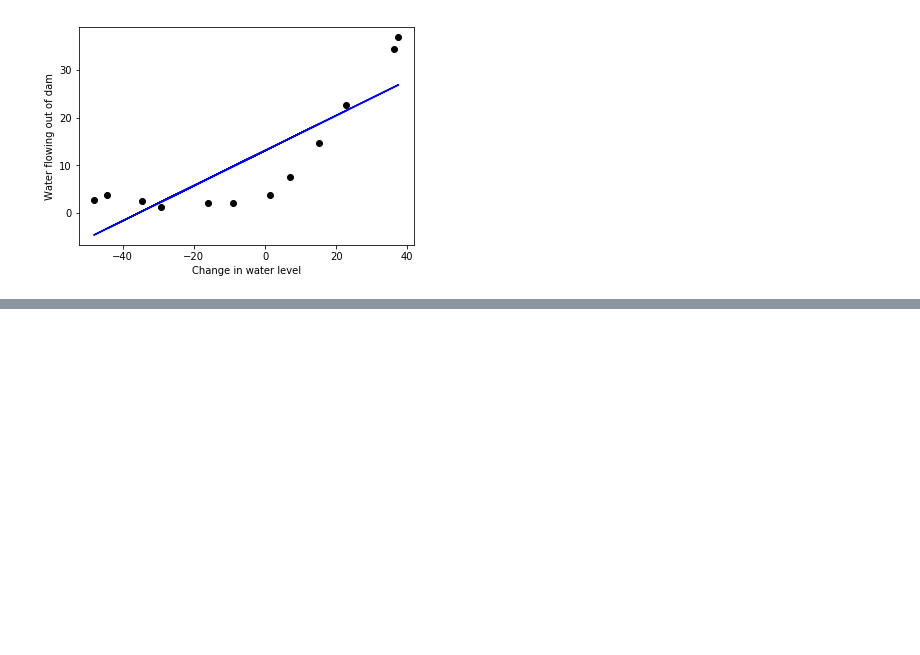
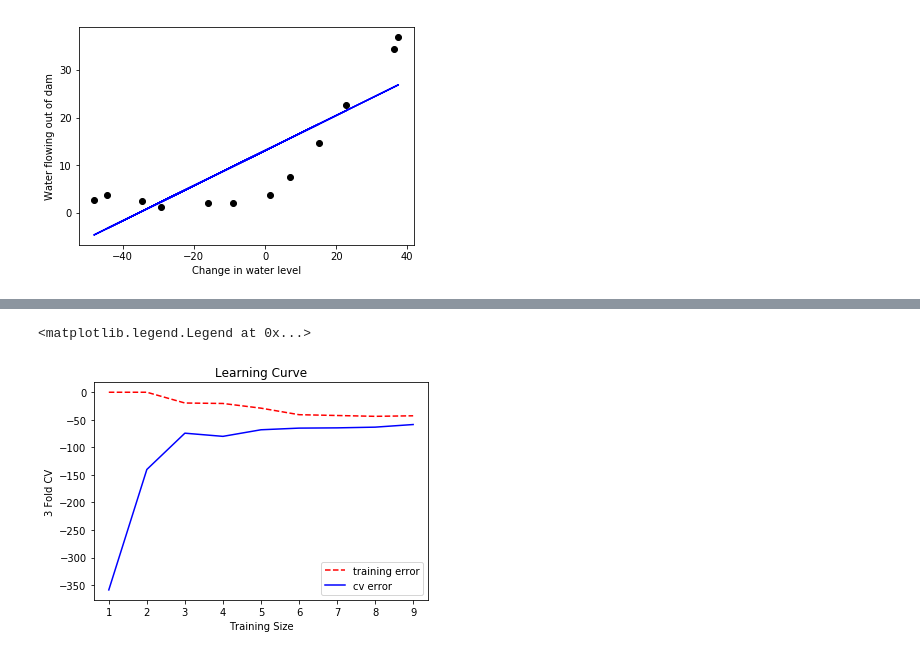
Before and after one commit to anidh/coursera-ml-python, a Jupyter notebook: machine-learning-ex5/ex5/Ex 5.ipynb, the cells around one changed output, grey strips where cells are left out. Cells and saved outputs as stored; diff of their text form; code cells hidden in the pictures; blank space fills up the shorter version.

```diff
--- a/machine-learning-ex5/ex5/Ex 5.ipynb
+++ b/machine-learning-ex5/ex5/Ex 5.ipynb
@@ -57,0 +82,11 @@ plt.plot(train_sizes, train_scores.mean(axis=1), label='training')
+# %%
+# Make LC with our estimator object from above, use MSE metric
+from sklearn.model_selection import learning_curve
+
+train_sz, train_errs, cv_errs = learning_curve(estimator=newLR, X=X, y=y, cv=4,
+                                              train_sizes=np.linspace(0.05, 1, 20),
+                                              scoring="neg_mean_squared_error")
+
+# For each training subset, compute average error over the 3-fold cross val
+tr_err = np.mean(train_errs, axis=1)
+cv_err = np.mean(cv_errs, axis=1)
@@ -57,0 +118,13 @@ plt.plot(train_sizes, train_scores.mean(axis=1), label='training')
+# %%
+# Plot the errors to make a learning curve!
+#Not accurate if possible use some other this is wrong!
+fig, ax = plt.subplots()
+ax.plot(train_sz, tr_err, linestyle="--", color="r", label="training error")
+ax.plot(train_sz, cv_err, linestyle="-", color="b", label="cv error")
+plt.xlabel("Training Size")
+plt.ylabel("3 Fold CV")
+plt.title("Learning Curve")
+ax.legend(loc="lower right")
+# %% [output]
+<matplotlib.legend.Legend at 0x...>
+[figure, added]
```
Also changed, not shown: parts of 4 cells of this notebook.
